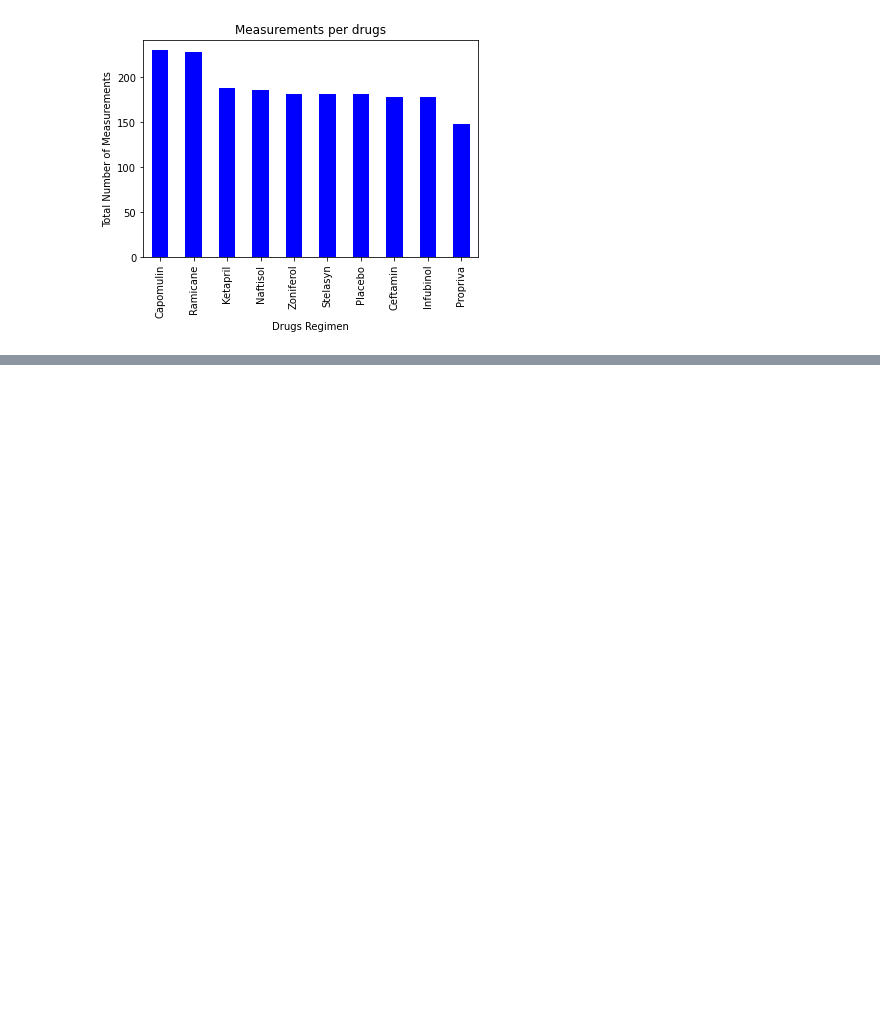
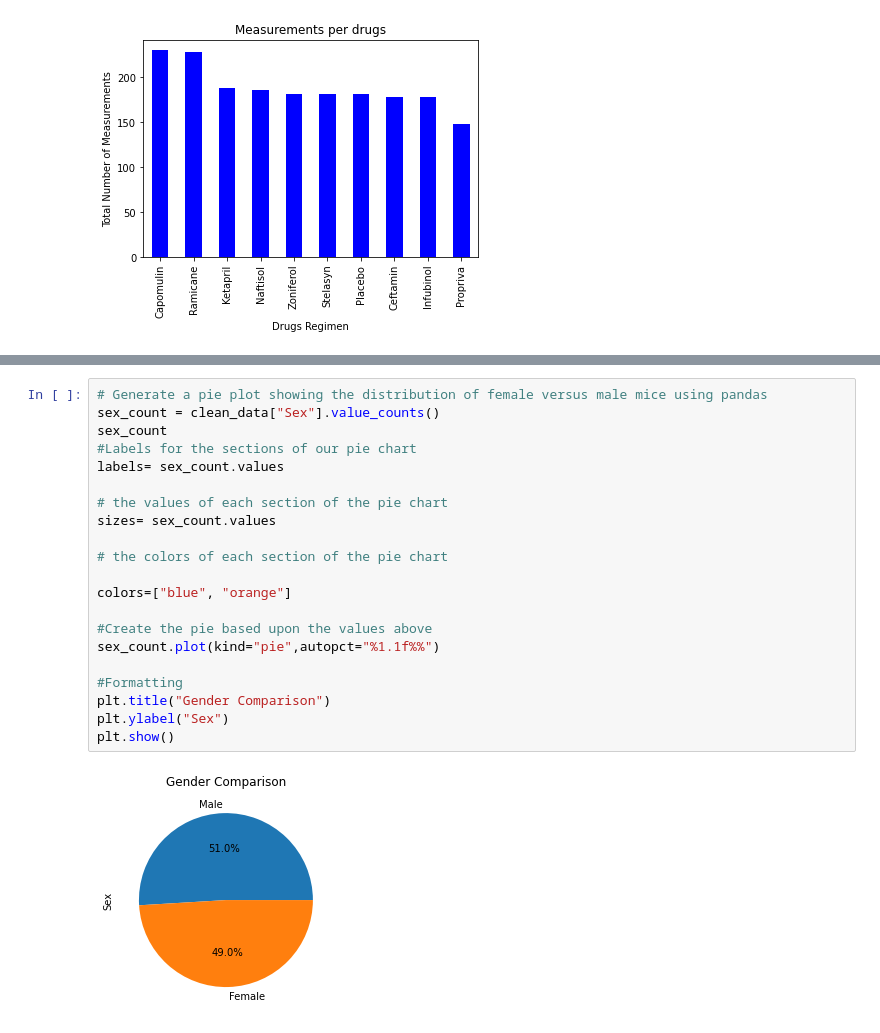
Before and after one commit to leilazintsem/Matplotlib-Challenge, a Jupyter notebook: Pymaceuticals/Main.ipynb, the cells around one changed output, grey strips where cells are left out. Cells and saved outputs as stored; diff of their text form; blank space fills up the shorter version.

```diff
--- a/Pymaceuticals/Main.ipynb
+++ b/Pymaceuticals/Main.ipynb
@@ -147,0 +141,23 @@ plt.show()
+# %%
+# Generate a pie plot showing the distribution of female versus male mice using pandas
+sex_count = clean_data["Sex"].value_counts()
+sex_count
+#Labels for the sections of our pie chart
+labels= sex_count.values
+
+# the values of each section of the pie chart
+sizes= sex_count.values
+
+# the colors of each section of the pie chart
+
+colors=["blue", "orange"]
+
+#Create the pie based upon the values above
+sex_count.plot(kind="pie",autopct="%1.1f%%")
+
+#Formatting
+plt.title("Gender Comparison")
+plt.ylabel("Sex")
+plt.show()
+# %% [output]
+[figure, added]
```
Also changed, not shown: parts of 1 cell of this notebook.
